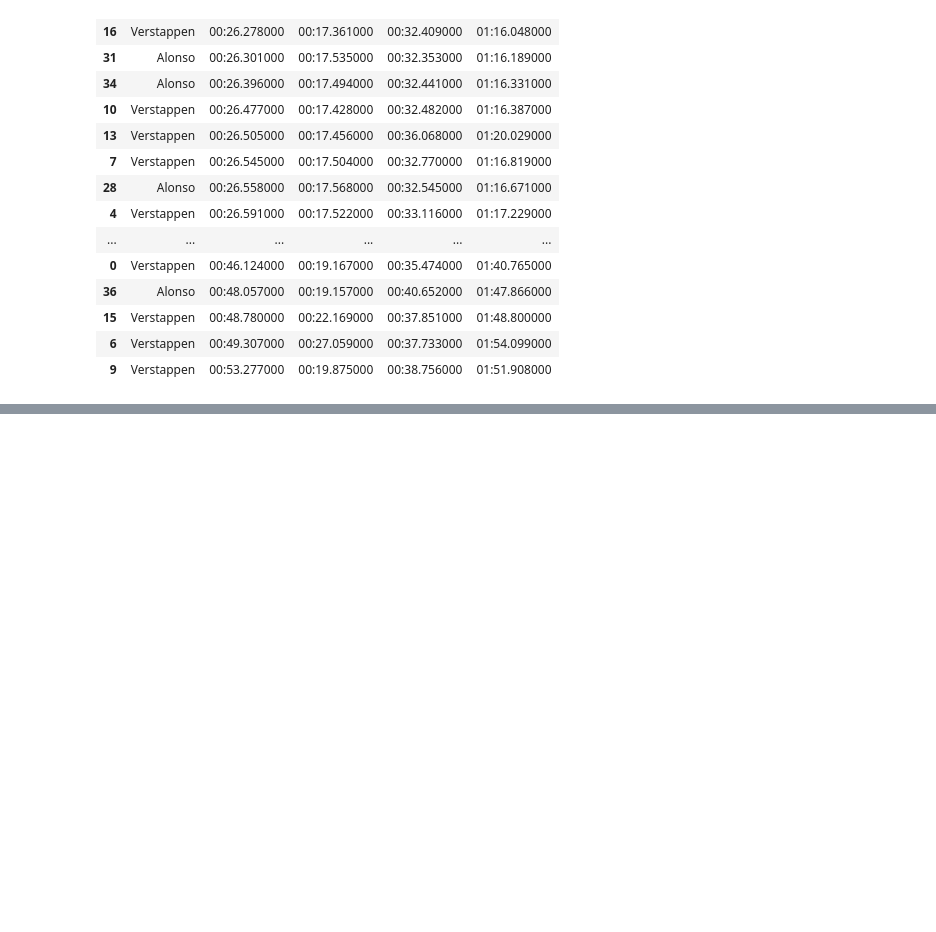
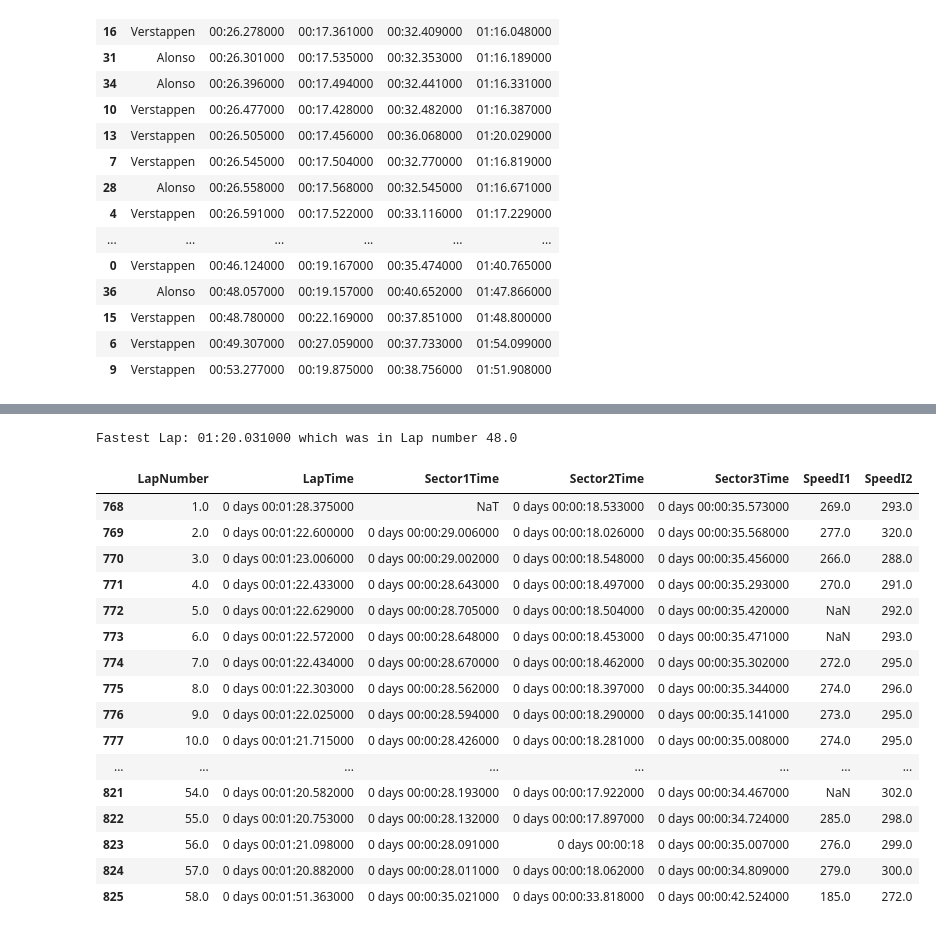
Before and after one commit to SohamDesai1/F1-data-analysis, a Jupyter notebook: 2024 season/australian_gp.ipynb, the cells around one changed output, grey strips where cells are left out. Saved outputs shown, nothing was run; the diff lists cells and outputs as text; code cells hidden in the pictures; blank space fills up the shorter version.

```diff
--- a/2024 season/australian_gp.ipynb
+++ b/2024 season/australian_gp.ipynb
@@ -292,0 +349,28 @@ all_drivers_sectors.sort_values(by=["Sector1Time","Sector2Time","Sector3Time"],a
+# %%
+sainz_race = race.laps.pick_driver("SAI")
+fastest_lap_sai_race = sainz_race.pick_fastest().LapTime
+sainz_race_lap_time = sainz_race['LapTime']
+sainz_race_sec1 = sainz_race['Sector1Time']
+sainz_race_sec2 = sainz_race['Sector2Time']
+sainz_race_sec3 = sainz_race['Sector3Time']
+print("Fastest Lap:",convert_to_normal(fastest_lap_sai_race),"which was in Lap number",sainz_race.pick_fastest().LapNumber)
+sainz_race.loc[:,["LapNumber","LapTime","Sector1Time","Sector2Time","Sector3Time","SpeedI1","SpeedI2"]]
+# %% [output]
+Fastest Lap: 01:20.031000 which was in Lap number 48.0
+|  | LapNumber | LapTime | Sector1Time | Sector2Time | Sector3Time | SpeedI1 | SpeedI2 |
+| 768 | 1.0 | 0 days 00:01:28.375000 | NaT | 0 days 00:00:18.533000 | 0 days 00:00:35.573000 | 269.0 | 293.0 |
+| 769 | 2.0 | 0 days 00:01:22.600000 | 0 days 00:00:29.006000 | 0 days 00:00:18.026000 | 0 days 00:00:35.568000 | 277.0 | 320.0 |
+| 770 | 3.0 | 0 days 00:01:23.006000 | 0 days 00:00:29.002000 | 0 days 00:00:18.548000 | 0 days 00:00:35.456000 | 266.0 | 288.0 |
+| 771 | 4.0 | 0 days 00:01:22.433000 | 0 days 00:00:28.643000 | 0 days 00:00:18.497000 | 0 days 00:00:35.293000 | 270.0 | 291.0 |
+| 772 | 5.0 | 0 days 00:01:22.629000 | 0 days 00:00:28.705000 | 0 days 00:00:18.504000 | 0 days 00:00:35.420000 | NaN | 292.0 |
+| 773 | 6.0 | 0 days 00:01:22.572000 | 0 days 00:00:28.648000 | 0 days 00:00:18.453000 | 0 days 00:00:35.471000 | NaN | 293.0 |
+| 774 | 7.0 | 0 days 00:01:22.434000 | 0 days 00:00:28.670000 | 0 days 00:00:18.462000 | 0 days 00:00:35.302000 | 272.0 | 295.0 |
+| 775 | 8.0 | 0 days 00:01:22.303000 | 0 days 00:00:28.562000 | 0 days 00:00:18.397000 | 0 days 00:00:35.344000 | 274.0 | 296.0 |
+| 776 | 9.0 | 0 days 00:01:22.025000 | 0 days 00:00:28.594000 | 0 days 00:00:18.290000 | 0 days 00:00:35.141000 | 273.0 | 295.0 |
+| 777 | 10.0 | 0 days 00:01:21.715000 | 0 days 00:00:28.426000 | 0 days 00:00:18.281000 | 0 days 00:00:35.008000 | 274.0 | 295.0 |
+| ... | ... | ... | ... | ... | ... | ... | ... |
+| 821 | 54.0 | 0 days 00:01:20.582000 | 0 days 00:00:28.193000 | 0 days 00:00:17.922000 | 0 days 00:00:34.467000 | NaN | 302.0 |
+| 822 | 55.0 | 0 days 00:01:20.753000 | 0 days 00:00:28.132000 | 0 days 00:00:17.897000 | 0 days 00:00:34.724000 | 285.0 | 298.0 |
+| 823 | 56.0 | 0 days 00:01:21.098000 | 0 days 00:00:28.091000 | 0 days 00:00:18 | 0 days 00:00:35.007000 | 276.0 | 299.0 |
+| 824 | 57.0 | 0 days 00:01:20.882000 | 0 days 00:00:28.011000 | 0 days 00:00:18.062000 | 0 days 00:00:34.809000 | 279.0 | 300.0 |
+| 825 | 58.0 | 0 days 00:01:51.363000 | 0 days 00:00:35.021000 | 0 days 00:00:33.818000 | 0 days 00:00:42.524000 | 185.0 | 272.0 |
```
Also changed, not shown: parts of 11 cells of this notebook.
